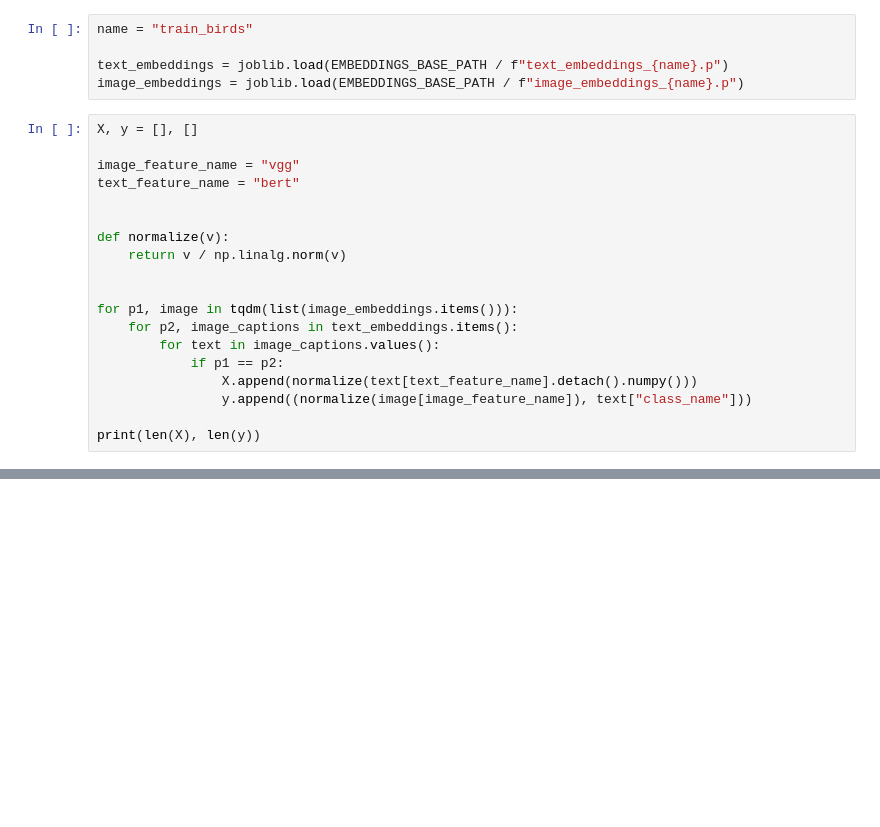
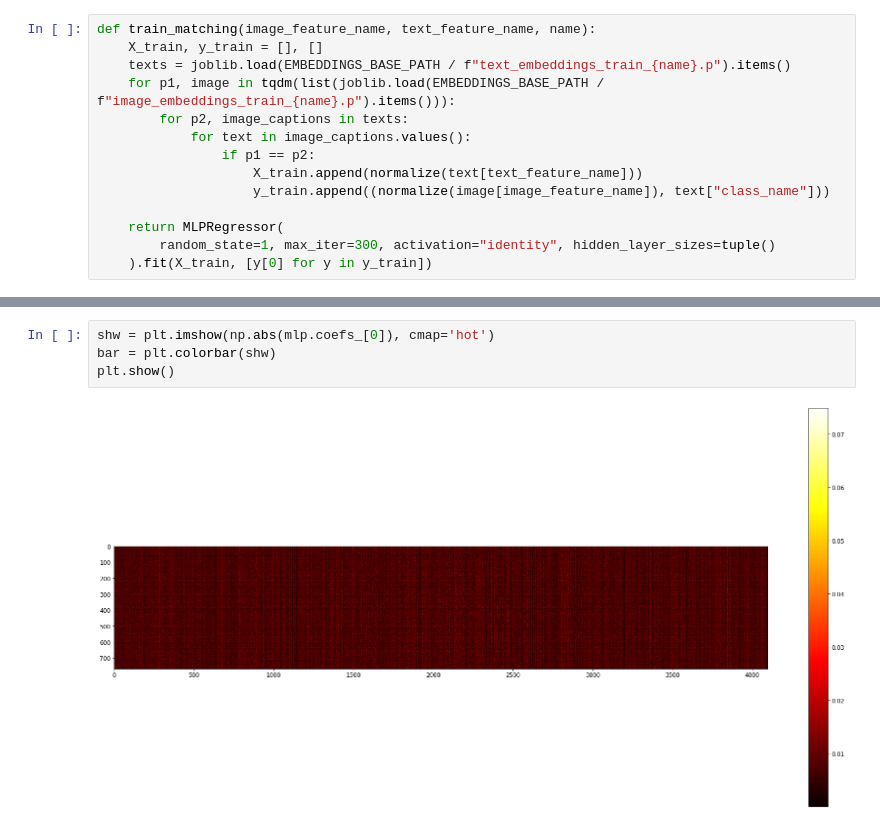
Before and after one commit to schmelczer/mir-final, a Jupyter notebook: match.ipynb, the cells around one changed output, grey strips where cells are left out. Cells and saved outputs as stored; diff of their text form; blank space fills up the shorter version.

```diff
--- a/match.ipynb
+++ b/match.ipynb
@@ -25,24 +27,14 @@ import plotly.express as px
-# %%
-name = "train_birds"
-
-text_embeddings = joblib.load(EMBEDDINGS_BASE_PATH / f"text_embeddings_{name}.p")
-image_embeddings = joblib.load(EMBEDDINGS_BASE_PATH / f"image_embeddings_{name}.p")
 # %%
-X, y = [], []
+def train_matching(image_feature_name, text_feature_name, name):
+    X_train, y_train = [], []
+    texts = joblib.load(EMBEDDINGS_BASE_PATH / f"text_embeddings_train_{name}.p").items()
+    for p1, image in tqdm(list(joblib.load(EMBEDDINGS_BASE_PATH / f"image_embeddings_train_{name}.p").items())):
+        for p2, image_captions in texts:
+            for text in image_captions.values():
+                if p1 == p2:
+                    X_train.append(normalize(text[text_feature_name]))
+                    y_train.append((normalize(image[image_feature_name]), text["class_name"]))
 
-image_feature_name = "vgg"
-text_feature_name = "bert"
-
-
-def normalize(v):
-    return v / np.linalg.norm(v)
-
-
-for p1, image in tqdm(list(image_embeddings.items())):
-    for p2, image_captions in text_embeddings.items():
-        for text in image_captions.values():
-            if p1 == p2:
-                X.append(normalize(text[text_feature_name].detach().numpy()))
-                y.append((normalize(image[image_feature_name]), text["class_name"]))
-
-print(len(X), len(y))
+    return MLPRegressor(
+        random_state=1, max_iter=300, activation="identity", hidden_layer_sizes=tuple()
+    ).fit(X_train, [y[0] for y in y_train])
@@ -92,0 +91,6 @@ fig.show()
+# %%
+shw = plt.imshow(np.abs(mlp.coefs_[0]), cmap='hot')
+bar = plt.colorbar(shw)
+plt.show()
+# %% [output]
+[figure, added]
```
Also changed, not shown: parts of 10 cells of this notebook.
